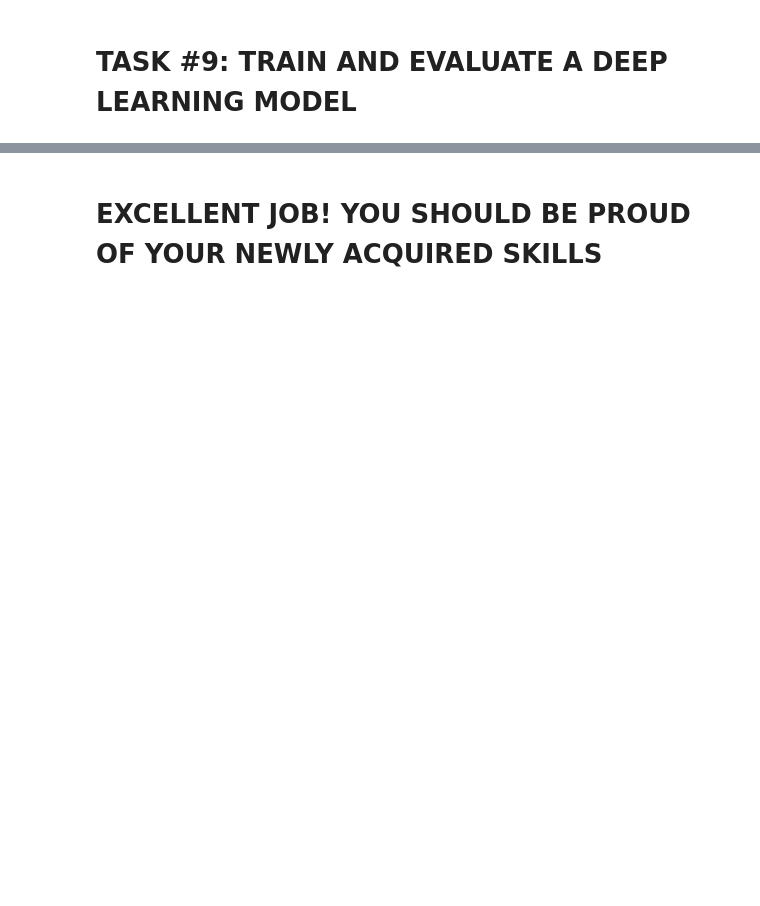
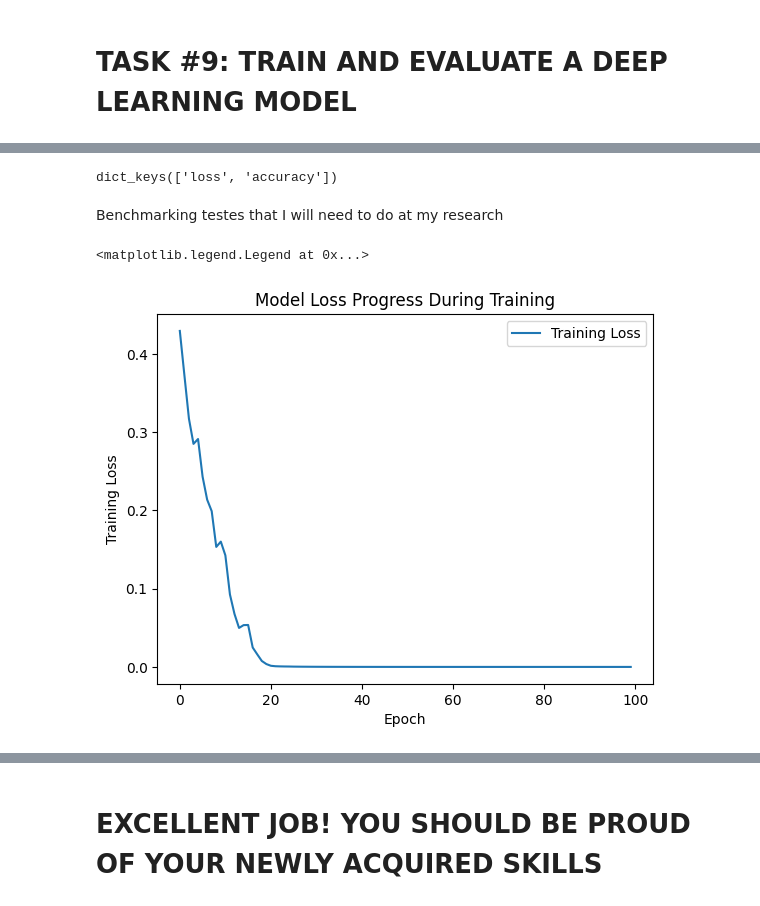
Before and after one commit to arielabade/data-projects, a Jupyter notebook: Human_Resources_Case_Study_Std.ipynb, the cells around one changed output, grey strips where cells are left out. Drawn from its saved outputs; the diff is of its cells as text; code cells hidden in the pictures; blank space fills up the shorter version.

```diff
--- a/Human_Resources_Case_Study_Std.ipynb
+++ b/Human_Resources_Case_Study_Std.ipynb
@@ -779,0 +723,6 @@ scalerReader = scaler.fit_transform(categorialAndNumericalData)
+# %%
+model = tf.keras.models.Sequential()
+model.add(tf.keras.layers.Dense(units=500, activation='relu', input_shape=(50, )))
+model.add(tf.keras.layers.Dense(units=500, activation='relu'))
+model.add(tf.keras.layers.Dense(units=500, activation='relu'))
+model.add(tf.keras.layers.Dense(units=1, activation='sigmoid'))
@@ -780,4 +749,7 @@ scalerReader = scaler.fit_transform(categorialAndNumericalData)
+# %%
+model.compile(optimizer='Adam', loss='binary_crossentropy', metrics = ['accuracy'])
 # %%
 # oversampler = SMOTE(random_state=0)
 # smote_train, smote_target = oversampler.fit_sample(X_train, y_train)
 # epochs_hist = model.fit(smote_train, smote_target, epochs = 100, batch_size = 50)
+epochs_hist = model.fit(X_train, y_train, epochs = 100, batch_size = 50)
@@ -783,0 +799,15 @@ scalerReader = scaler.fit_transform(categorialAndNumericalData)
+# %%
+epochs_hist.history.keys()
+# %% [output]
+dict_keys(['loss', 'accuracy'])
+# %% [markdown]
+Benchmarking testes that I will need to do at my research
+# %%
+plt.plot(epochs_hist.history['loss'])
+plt.title('Model Loss Progress During Training')
+plt.xlabel('Epoch')
+plt.ylabel('Training Loss')
+plt.legend(['Training Loss'])
+# %% [output]
+<matplotlib.legend.Legend at 0x...>
+[figure, added]
```
Also changed, not shown: parts of 36 cells of this notebook.
